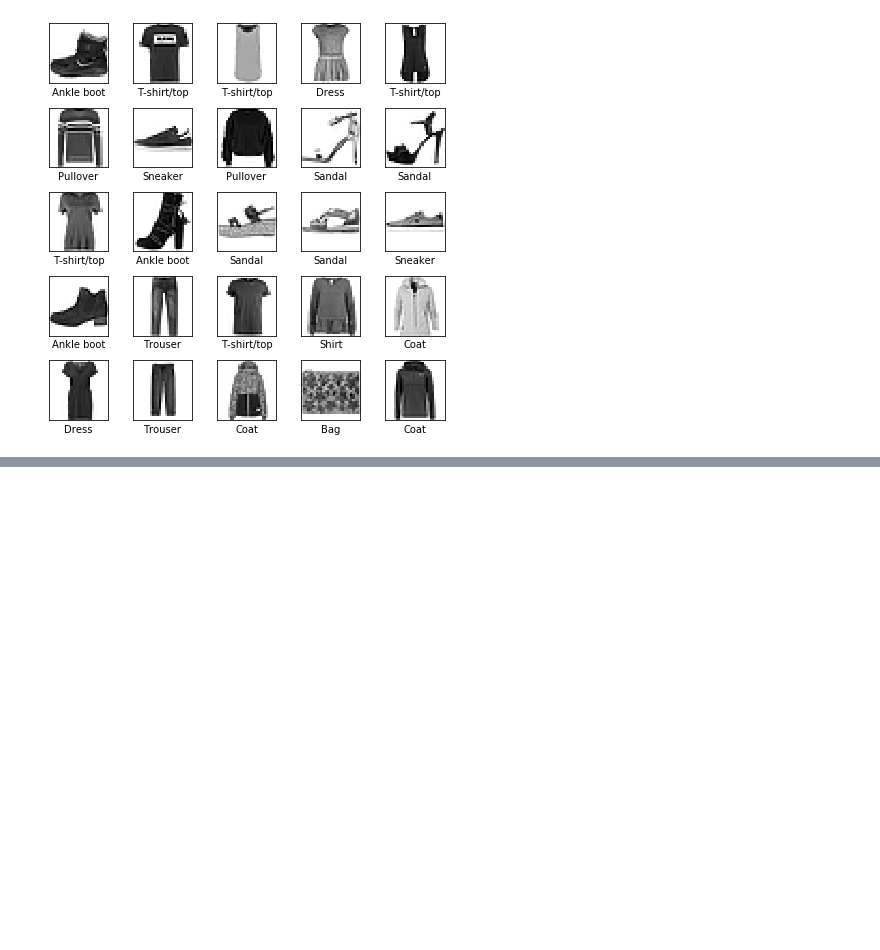
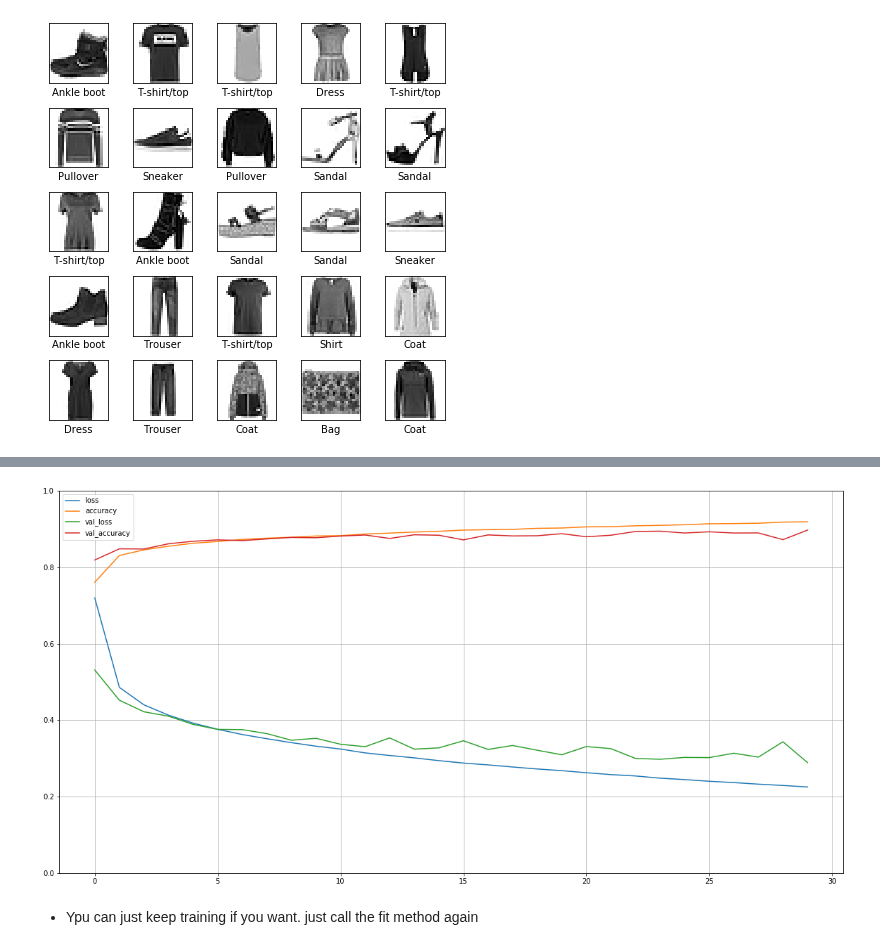
Before and after one commit to ItamarRocha/Machine-Learning-and-Data-Analysis, a Jupyter notebook: ML_practice/books/Hands On ML with scikit and TF - Aurelien Geron/chapter10.ipynb, the cells around one changed output, grey strips where cells are left out. Saved outputs shown, nothing was run; the diff lists cells and outputs as text; code cells hidden in the pictures; blank space fills up the shorter version.

```diff
--- a/ML_practice/books/Hands On ML with scikit and TF - Aurelien Geron/chapter10.ipynb
+++ b/ML_practice/books/Hands On ML with scikit and TF - Aurelien Geron/chapter10.ipynb
@@ -110,0 +225,10 @@ model = keras.models.Sequential([
+# %%
+import pandas as pd
+pd.DataFrame(history.history).plot(figsize=(20,10))
+plt.grid(True)
+plt.gca().set_ylim(0, 1)
+plt.show()
+# %% [output]
+[figure, added]
+# %% [markdown]
+* Ypu can just keep training if you want. just call the fit method again
```
Also changed, not shown: parts of 25 cells of this notebook, 2 other files.
